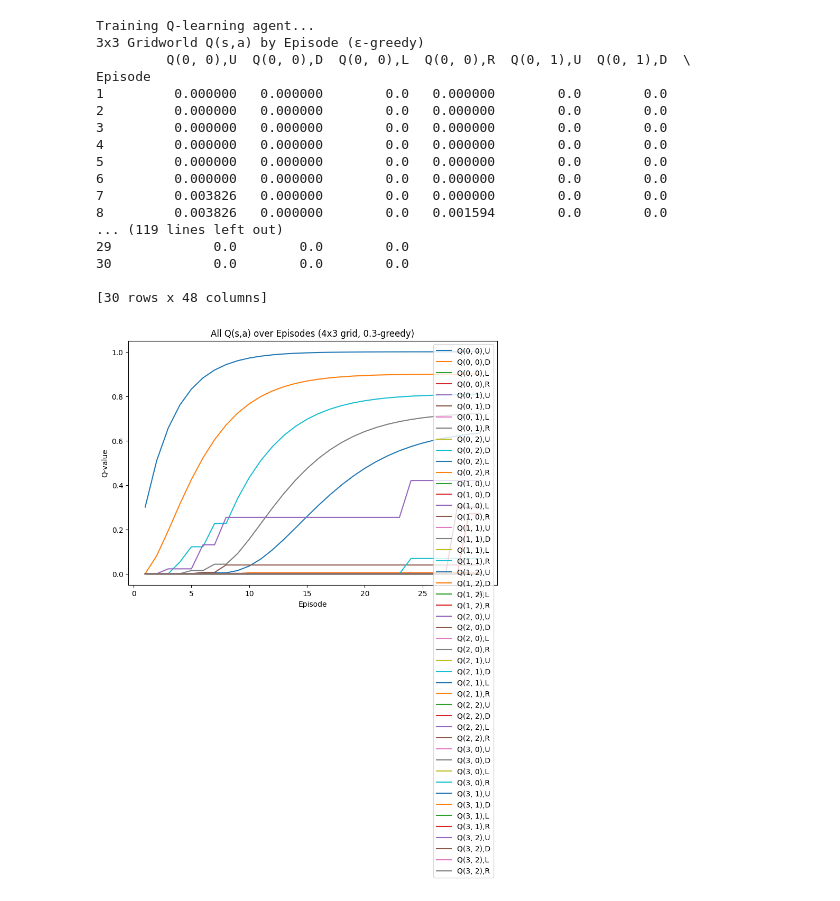
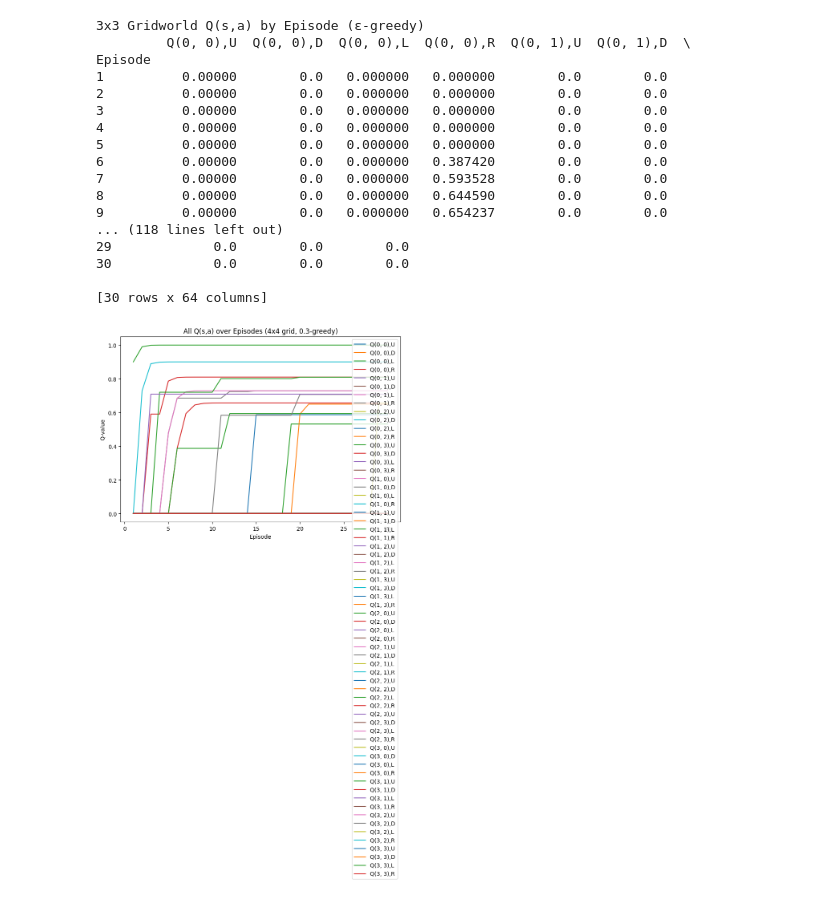
Before and after one commit to zcahkwn/q-learning, a Jupyter notebook: notebooks/grid_example.ipynb, the cells around one changed output. Saved outputs shown, nothing was run; the diff lists cells and outputs as text; code cells hidden in the pictures.

```diff
--- a/notebooks/grid_example.ipynb
+++ b/notebooks/grid_example.ipynb
@@ -193,50 +193,39 @@ class GridQLearning:
         return df_final, path
 # %%
 if __name__ == "__main__":
-    np.random.seed(42)  # for reproducibility
+    # np.random.seed(42)  # for reproducibility
 
-    GRID_SIZE = (4, 3)  # rows, cols
+    GRID_SIZE = (4, 4)  # rows, cols
+    alpha = 0.9
     gamma = 0.9
     epsilon = 0.3  # exploration rate
     beta = 0.01  # decay rate for epsilon
     episodes = 30
     start_state = (0, 0)
     terminal_state = (3, 2)
     max_steps_per_episode = 100
 
-    agent = GridQLearning(
-        grid_size=GRID_SIZE,
-        start_state=start_state,
-        terminal_state=terminal_state,
-        alpha=alpha,
-        gamma=gamma,
-        epsilon=epsilon,
-        beta=beta,
-        episodes=episodes,
-        max_steps_per_episode=max_steps_per_episode
-    )
-
-    print("Training Q-learning agent...")
+    agent = GridQLearning(GRID_SIZE,start_state,terminal_state,alpha,gamma,epsilon,beta,episodes,max_steps_per_episode)
     agent.train()
     agent.plot_results()
 
     df_final, path = agent.get_final_results()
 # %% [output]
-Training Q-learning agent...
 3x3 Gridworld Q(s,a) by Episode (ε-greedy)
          Q(0, 0),U  Q(0, 0),D  Q(0, 0),L  Q(0, 0),R  Q(0, 1),U  Q(0, 1),D  \
 Episode
-1         0.000000   0.000000        0.0   0.000000        0.0        0.0
-2         0.000000   0.000000        0.0   0.000000        0.0        0.0
-3         0.000000   0.000000        0.0   0.000000        0.0        0.0
-4         0.000000   0.000000        0.0   0.000000        0.0        0.0
-5         0.000000   0.000000        0.0   0.000000        0.0        0.0
-6         0.000000   0.000000        0.0   0.000000        0.0        0.0
-7         0.003826   0.000000        0.0   0.000000        0.0        0.0
-8         0.003826   0.000000        0.0   0.001594        0.0        0.0
-... (119 lines left out)
+1          0.00000        0.0   0.000000   0.000000        0.0        0.0
+2          0.00000        0.0   0.000000   0.000000        0.0        0.0
+3          0.00000        0.0   0.000000   0.000000        0.0        0.0
+4          0.00000        0.0   0.000000   0.000000        0.0        0.0
+5          0.00000        0.0   0.000000   0.000000        0.0        0.0
+6          0.00000        0.0   0.000000   0.387420        0.0        0.0
+7          0.00000        0.0   0.000000   0.593528        0.0        0.0
+8          0.00000        0.0   0.000000   0.644590        0.0        0.0
+9          0.00000        0.0   0.000000   0.654237        0.0        0.0
+... (118 lines left out)
 29             0.0        0.0        0.0
 30             0.0        0.0        0.0
 
-[30 rows x 48 columns]
+[30 rows x 64 columns]
-[figure, old version]
+[figure, new version]
```
Also changed, not shown: parts of 4 cells of this notebook, 8 other files.
